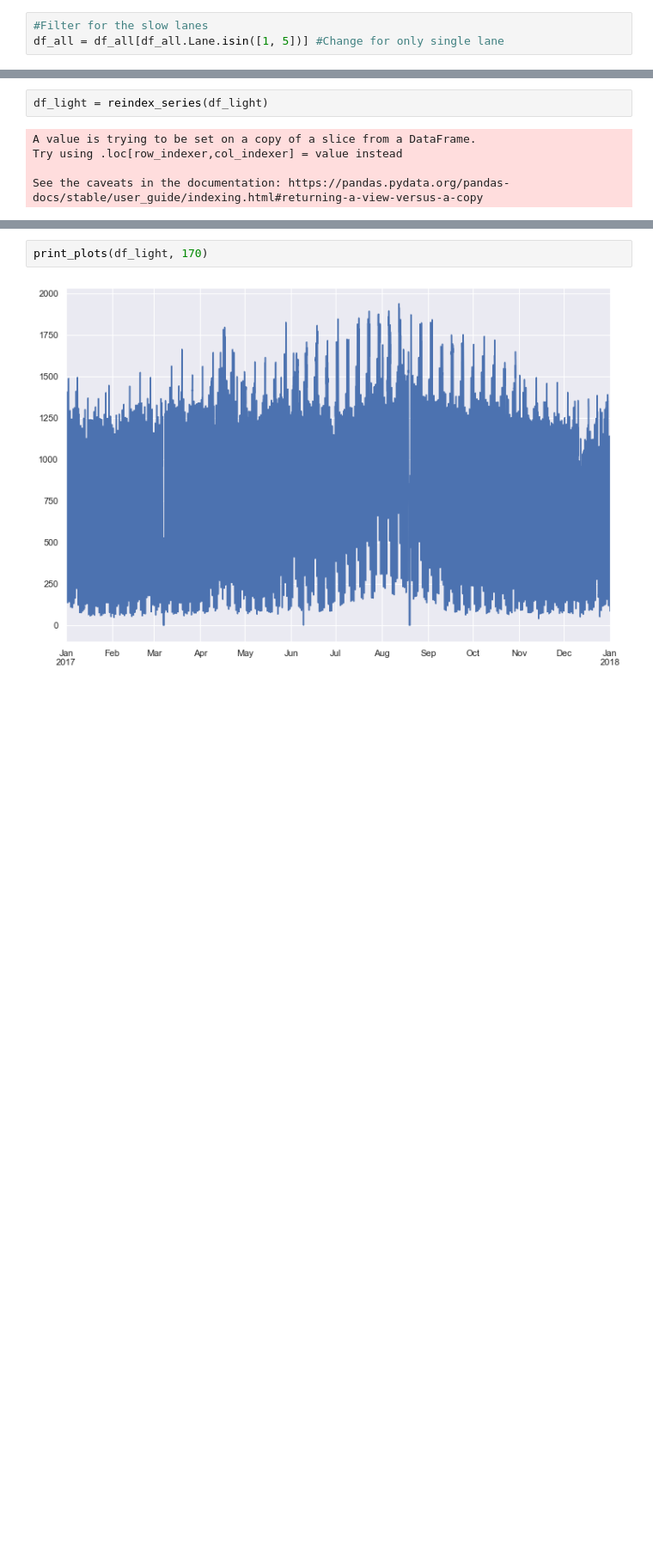
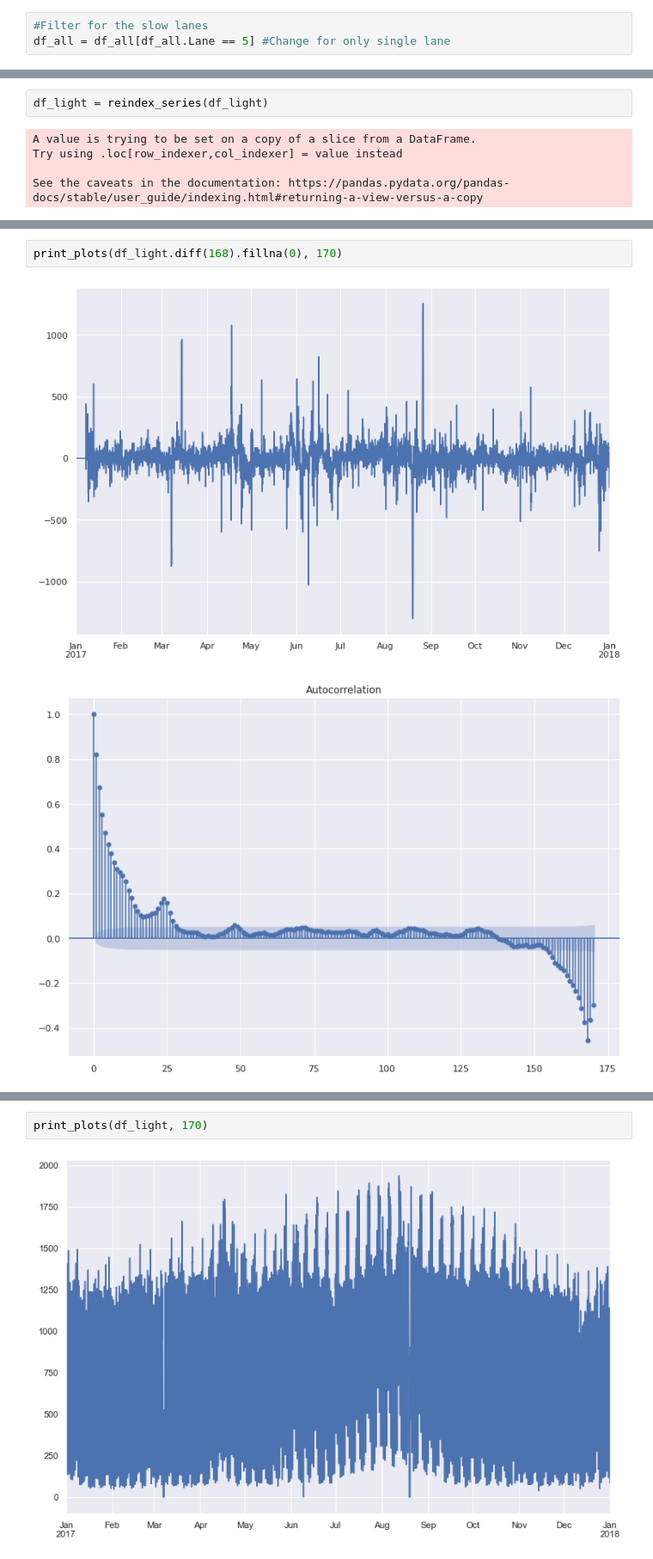
Before and after one commit to isdabelle/DigitalTwinBridges, a Jupyter notebook: CirculationInsights.ipynb, the cells around one changed output, grey strips where cells are left out. Shown at 86% size. Saved outputs shown, nothing was run; the diff lists cells and outputs as text; blank space fills up the shorter version.

```diff
--- a/CirculationInsights.ipynb
+++ b/CirculationInsights.ipynb
@@ -37,6 +41,6 @@ heavy = [1, 8, 9, 10]
 light = range(2, 8)
 # %%
 #Filter for the slow lanes
-df_all = df_all[df_all.Lane.isin([1, 5])] #Change for only single lane
+df_all = df_all[df_all.Lane == 5] #Change for only single lane
 # %%
 df_light = df_all[df_all['SwissT'].isin(light)]
@@ -92,0 +113,5 @@ print_plots(all_diff, 170)
+# %%
+print_plots(df_light.diff(168).fillna(0), 170)
+# %% [output]
+[figure, added]
+[figure, added]
```
Also changed, not shown: parts of 48 cells of this notebook, 5 other files.
